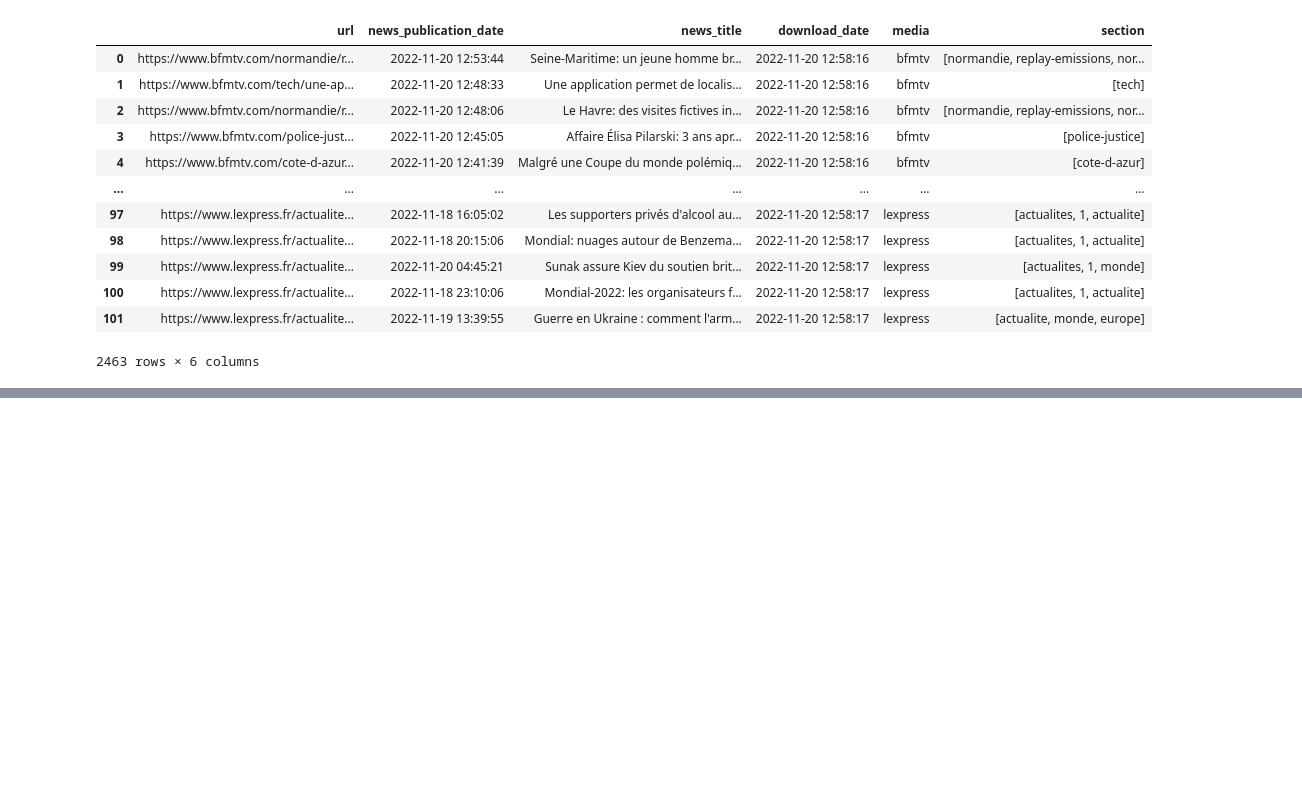
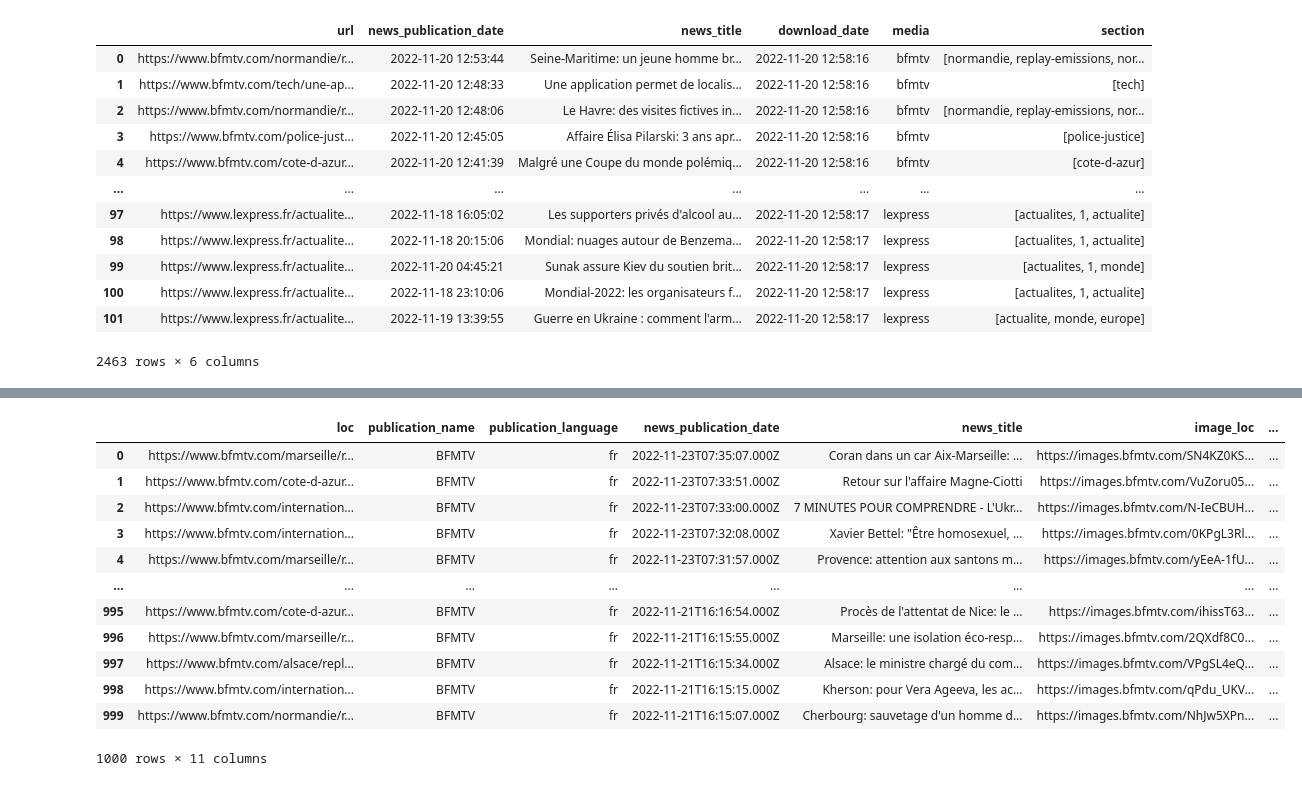
Before and after one commit to dataforgoodfr/quotaclimat, a Jupyter notebook: notebooks/Media articles crawler.ipynb, the cells around one changed output, grey strips where cells are left out. Drawn from its saved outputs; the diff is of its cells as text; code cells hidden in the pictures; blank space fills up the shorter version.

```diff
--- a/notebooks/Media articles crawler.ipynb
+++ b/notebooks/Media articles crawler.ipynb
@@ -151,0 +273,16 @@ df
+# %%
+temp_df
+# %% [output]
+|  | loc | publication_name | publication_language | news_publication_date | news_title | image_loc | ... |
+| 0 | https://www.bfmtv.com/marseille/r... | BFMTV | fr | 2022-11-23T07:35:07.000Z | Coran dans un car Aix-Marseille: ... | https://images.bfmtv.com/SN4KZ0KS... | ... |
+| 1 | https://www.bfmtv.com/cote-d-azur... | BFMTV | fr | 2022-11-23T07:33:51.000Z | Retour sur l'affaire Magne-Ciotti | https://images.bfmtv.com/VuZoru05... | ... |
+| 2 | https://www.bfmtv.com/internation... | BFMTV | fr | 2022-11-23T07:33:00.000Z | 7 MINUTES POUR COMPRENDRE - L'Ukr... | https://images.bfmtv.com/N-IeCBUH... | ... |
+| 3 | https://www.bfmtv.com/internation... | BFMTV | fr | 2022-11-23T07:32:08.000Z | Xavier Bettel: "Être homosexuel, ... | https://images.bfmtv.com/0KPgL3Rl... | ... |
+| 4 | https://www.bfmtv.com/marseille/r... | BFMTV | fr | 2022-11-23T07:31:57.000Z | Provence: attention aux santons m... | https://images.bfmtv.com/yEeA-1fU... | ... |
+| ... | ... | ... | ... | ... | ... | ... | ... |
+| 995 | https://www.bfmtv.com/cote-d-azur... | BFMTV | fr | 2022-11-21T16:16:54.000Z | Procès de l'attentat de Nice: le ... | https://images.bfmtv.com/ihissT63... | ... |
+| 996 | https://www.bfmtv.com/marseille/r... | BFMTV | fr | 2022-11-21T16:15:55.000Z | Marseille: une isolation éco-resp... | https://images.bfmtv.com/2QXdf8C0... | ... |
+| 997 | https://www.bfmtv.com/alsace/repl... | BFMTV | fr | 2022-11-21T16:15:34.000Z | Alsace: le ministre chargé du com... | https://images.bfmtv.com/VPgSL4eQ... | ... |
+| 998 | https://www.bfmtv.com/internation... | BFMTV | fr | 2022-11-21T16:15:15.000Z | Kherson: pour Vera Ageeva, les ac... | https://images.bfmtv.com/qPdu_UKV... | ... |
+| 999 | https://www.bfmtv.com/normandie/r... | BFMTV | fr | 2022-11-21T16:15:07.000Z | Cherbourg: sauvetage d'un homme d... | https://images.bfmtv.com/NhJw5XPn... | ... |
+1000 rows × 11 columns
```
Also changed, not shown: parts of 17 cells of this notebook, 2 other files.
